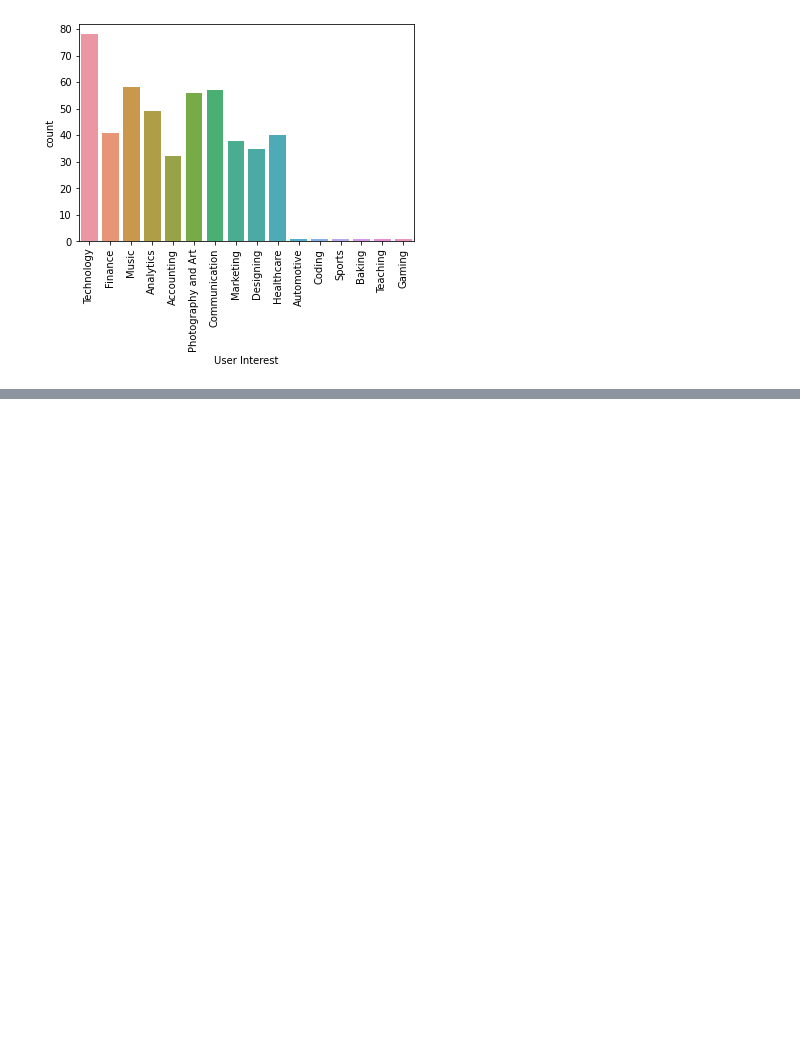
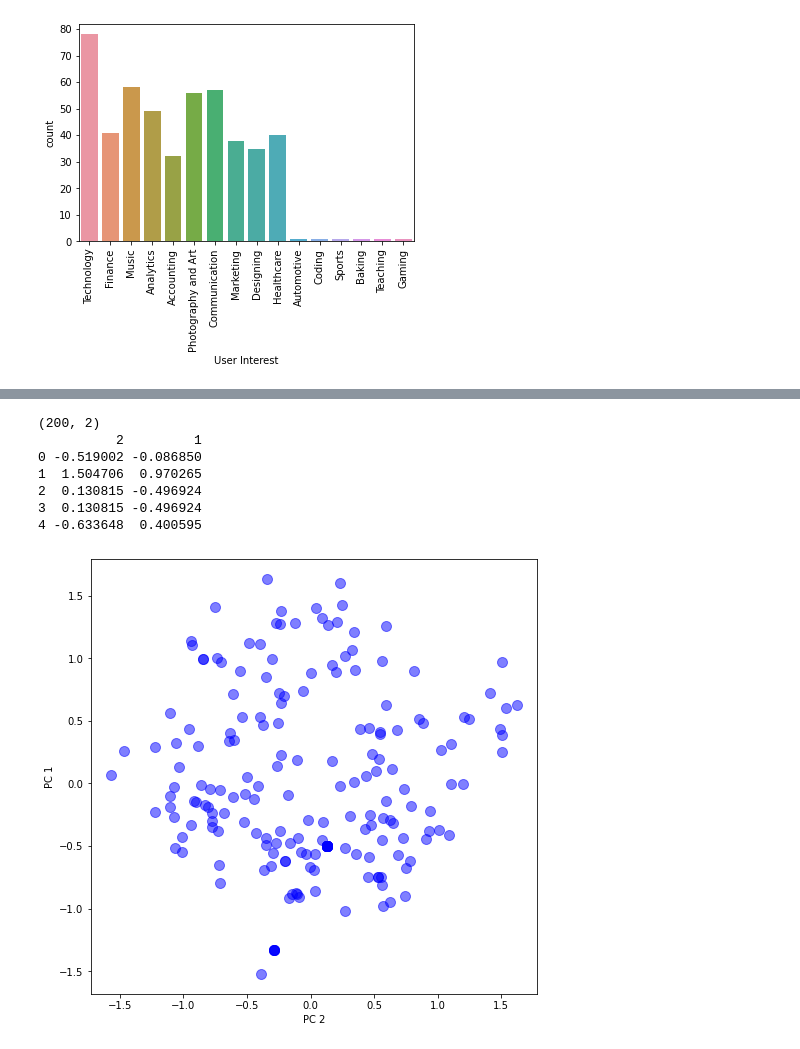
Before and after one commit to ginelledsouza/Student_Course_Segmentation, a Jupyter notebook: Student Segmentation.ipynb, the cells around one changed output, grey strips where cells are left out. Cells and saved outputs as stored; diff of their text form; code cells hidden in the pictures; blank space fills up the shorter version.

```diff
--- a/Student Segmentation.ipynb
+++ b/Student Segmentation.ipynb
@@ -178,0 +235,9 @@ A number of interests are collected from the individual, thus providing a base f
+# %%
+from sklearn.decomposition import PCA
+
+pca = PCA(n_components=6)
+pca.fit(data)
+pca_samples = pca.transform(data)
+
+ps = pd.DataFrame(pca_samples)
+ps.head()
@@ -178,0 +251,24 @@ A number of interests are collected from the individual, thus providing a base f
+# %%
+from matplotlib import pyplot as plt
+from mpl_toolkits.mplot3d import Axes3D
+from mpl_toolkits.mplot3d import proj3d
+
+tocluster = pd.DataFrame(ps[[2,1]])
+print (tocluster.shape)
+print (tocluster.head())
+
+fig = plt.figure(figsize=(8,8))
+plt.plot(tocluster[2], tocluster[1], 'o', markersize=10, color='blue', alpha=0.5, label='class1')
+
+plt.xlabel('PC 2')
+plt.ylabel('PC 1')
+plt.show()
+# %% [output]
+(200, 2)
+          2         1
+0 -0.519002 -0.086850
+1  1.504706  0.970265
+2  0.130815 -0.496924
+3  0.130815 -0.496924
+4 -0.633648  0.400595
+[figure, added]
```
Also changed, not shown: parts of 8 cells of this notebook.
